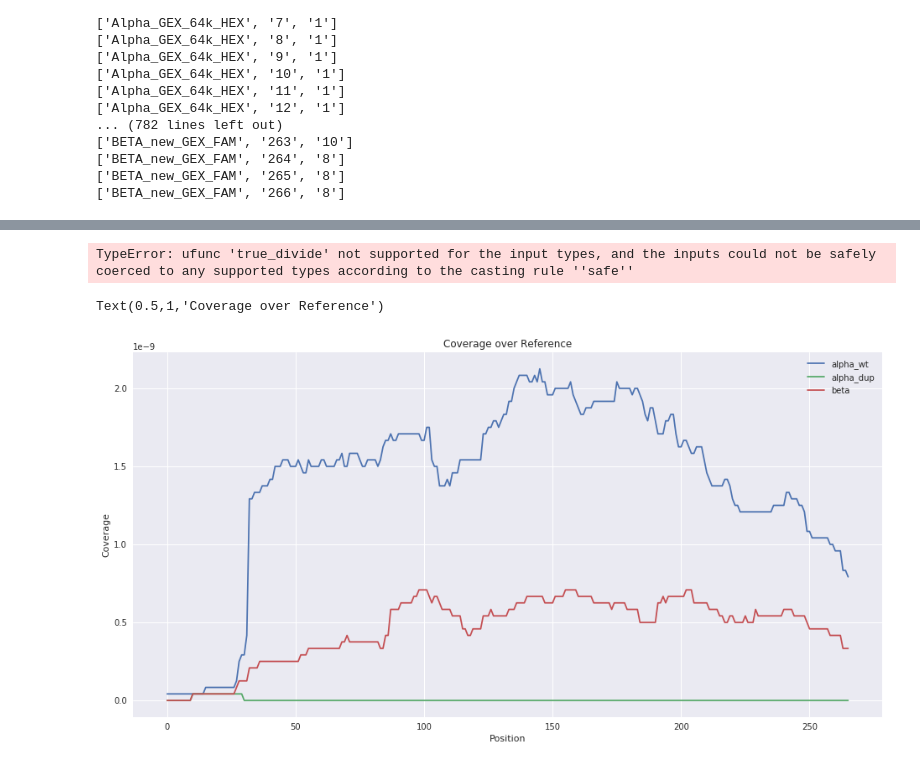
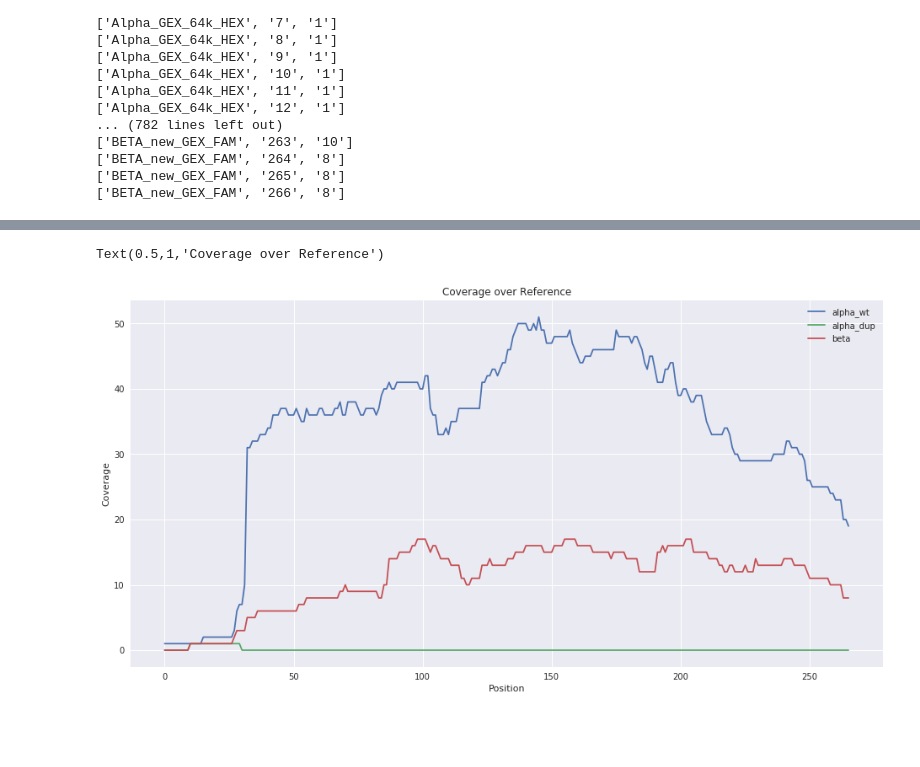
Before and after one commit to NCBI-Hackathons/Tryptase_Duplication, a Jupyter notebook: analysis/notebooks/depth_figures.ipynb, the cells around one changed output, grey strips where cells are left out. Saved outputs shown, nothing was run; the diff lists cells and outputs as text; code cells hidden in the pictures; blank space fills up the shorter version.

```diff
--- a/analysis/notebooks/depth_figures.ipynb
+++ b/analysis/notebooks/depth_figures.ipynb
@@ -12,5 +12,5 @@ csv.field_size_limit(sys.maxsize)
 # %%
-raw_data = pd.read_csv('../data_files/geuvadis.normal.meta.csv')
+raw_data = pd.read_csv('../data_files/geuvadis.geuvadis.normal.csv')
 # %%
 total_reads =raw_data['total_spots'].sum()
 # %%
@@ -62,20 +67,18 @@ df.head()
 # %%
 df['normalised_depth'] = df['depth'] / total_reads
-# %% [output]
-TypeError: ufunc 'true_divide' not supported for the input types, and the inputs could not be safely coerced to any supported types according to the casting rule ''safe''
 # %%
 alpha_wt_cov = df[df['transcript'] == 'Alpha_GEX_64k_HEX']
 alpha_dup_cov = df[df['transcript'] == 'Alpha_GEX_79k_dup_FAM']
 beta_cov = df[df['transcript'] == 'BETA_new_GEX_FAM']
 # %%
-ax = alpha_wt_cov.plot(x='pos', y='normalised_depth', use_index=False, figsize=(16,8))
-alpha_dup_cov.plot(x='pos', y='normalised_depth', ax=ax,use_index=False)
-beta_cov.plot(x='pos', y='normalised_depth', ax=ax,use_index=False)
+ax = alpha_wt_cov.plot(x='pos', y='depth', use_index=False, figsize=(16,8))
+alpha_dup_cov.plot(x='pos', y='depth', ax=ax,use_index=False)
+beta_cov.plot(x='pos', y='depth', ax=ax,use_index=False)
 
 ax.legend(["alpha_wt", "alpha_dup", 'beta'])
 ax.set_xlabel('Position')
 ax.set_ylabel('Coverage')
 ax.set_title('Coverage over Reference')
 # %% [output]
 Text(0.5,1,'Coverage over Reference')
-[figure, old version]
+[figure, new version]
```
Also changed, not shown: parts of 4 cells of this notebook, 15 other files.
